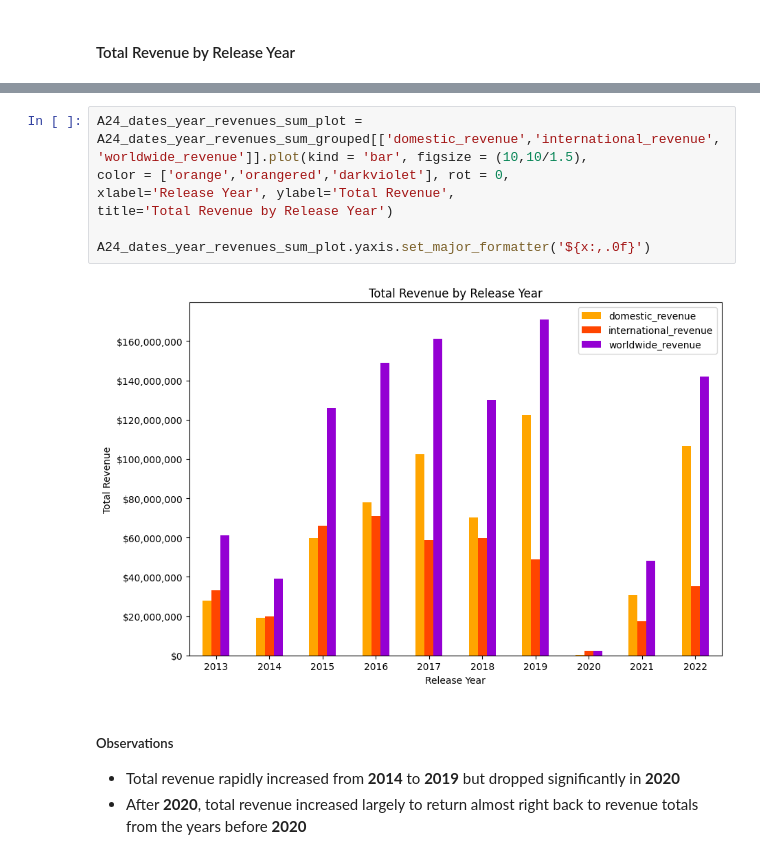
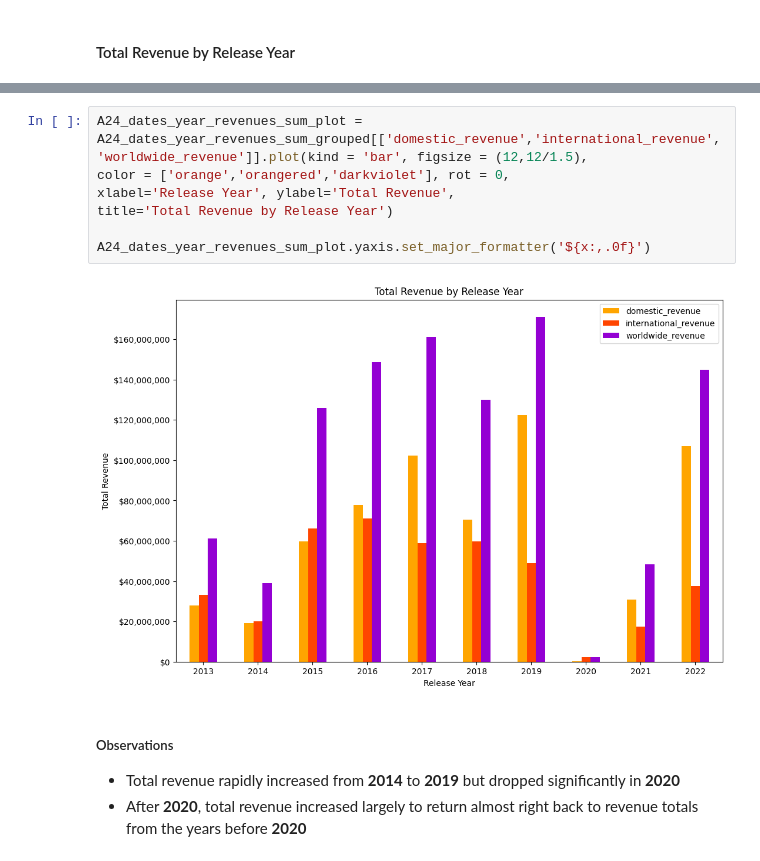
Before and after one commit to AlexPMorton/A24-Movies-EDA, a Jupyter notebook: A24_EDA.ipynb, the cells around one changed output, grey strips where cells are left out. Saved outputs shown, nothing was run; the diff lists cells and outputs as text.

```diff
--- a/A24_EDA.ipynb
+++ b/A24_EDA.ipynb
@@ -542,12 +544,12 @@ A24_dates_year_revenues_sum_grouped
 # %%
-A24_dates_year_revenues_sum_plot = A24_dates_year_revenues_sum_grouped[['domestic_revenue','international_revenue','worldwide_revenue']].plot(kind = 'bar', figsize = (10,10/1.5),
+A24_dates_year_revenues_sum_plot = A24_dates_year_revenues_sum_grouped[['domestic_revenue','international_revenue','worldwide_revenue']].plot(kind = 'bar', figsize = (12,12/1.5),
 color = ['orange','orangered','darkviolet'], rot = 0,
 xlabel='Release Year', ylabel='Total Revenue',
 title='Total Revenue by Release Year')
 
 A24_dates_year_revenues_sum_plot.yaxis.set_major_formatter('${x:,.0f}')
 # %% [output]
-[figure, old version]
+[figure, new version]
 # %% [markdown]
 ##### Observations
 - Total revenue rapidly increased from **2014** to **2019** but dropped significantly in **2020**
```
Also changed, not shown: parts of 38 cells of this notebook, 6 other files.
